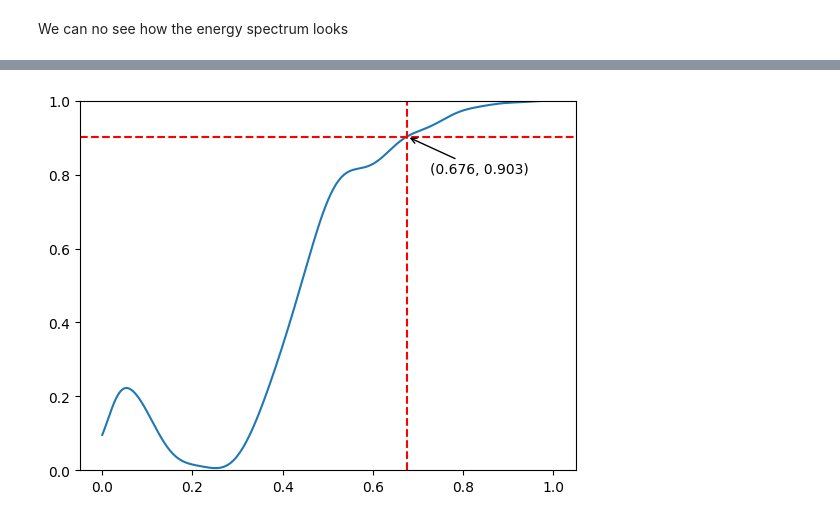
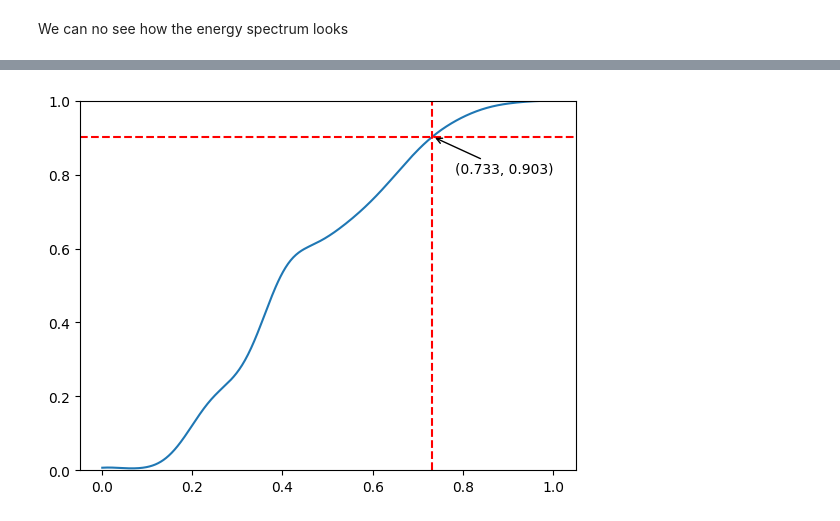
Before and after one commit to Secretmud/zermelos-navigation-problem, a Jupyter notebook: src/yves_method.ipynb, the cells around one changed output, grey strips where cells are left out. Cells and saved outputs as stored; diff of their text form; code cells hidden in the pictures.

```diff
--- a/src/yves_method.ipynb
+++ b/src/yves_method.ipynb
@@ -13,6 +23,6 @@ After we have imported all of our dependencies, we can go ahead and implement th
 # %%
 beta = 1
-N = 3
+N = 4
 alpha_values = np.linspace(10**(-5), 3, 500)
 # %% [markdown]
 To first understand how the energies change in this new scheme we should look at how the hamiltonian changes as we tune $ \gamma $ from 0 -> 1.
@@ -99,11 +105,8 @@ $$
 # %%
 @memory.cache
-def yves_TDSE(gamma, N, Hi, Hf, T=5, steps=3000):
+def yves_TDSE(gamma, N, Hi, Hf, T=3, steps=3000):
     dt = T / steps
     # Start in ground state of Hi (essential for adiabatic evolution)
-    #_, evecs_i = sp.linalg.eigh(Hi)
-    #psi = evecs_i[:, 0].copy()
-    #psi /= np.linalg.norm(psi)
     psi = np.eye(3**N)[:, -1]
     # Precompute the four exponentials from your derivation (hbar=1)
     # eA0 = exp(-i * gamma0 * Hf * dt^2 / 4)
@@ -131,7 +134,7 @@ def yves_TDSE(gamma, N, Hi, Hf, T=5, steps=3000):
 
 fidelities = []
 
-gammas = 10**np.linspace(-5, 0, 1000)
+gammas = 10**np.linspace(-3, 0, 1000)
 
 psi_0 = np.eye(3**N)[:, -1]
 f_all = False
@@ -141,8 +144,6 @@ for gamma in gammas:
     Hi = beta * H_D(N, X)
     Hi = (1 - gamma) * Hi
     Hf = gamma * Hf
-    #_, vec = np.linalg.eigh(Hi)
-    #psi_0 = vec[:, 0]
     psi = yves_TDSE(gamma, N, Hi, Hf)
 
     if f_all:
@@ -150,31 +151,32 @@ for gamma in gammas:
         fidelity = probability
     else:
         fidelity = np.abs(np.vdot(psi_0, psi))**2
     fidelities.append(fidelity)
 
 plt.figure()
 plt.ylim(0, 1)
 plt.plot(gammas, fidelities)
 search_point = 0.9
+
 if not f_all:
     for yval in fidelities:
         if yval > search_point:
             index = fidelities.index(yval)
             xval = gammas[index]
             # plt.plot(gammas[index], f, 'ro')
             plt.axhline(y=yval,  color='r', linestyle='--', label='Ideal Fidelity')
             plt.axvline(x=xval,  color='r', linestyle='--', label='Ideal Fidelity')
 
             # annotate the point
             plt.annotate(f'({xval:.3f}, {yval:.3f})',
                  xy=(xval, yval),
                  xytext=(xval + 0.05, yval - 0.1),
                  arrowprops=dict(facecolor='black', arrowstyle='->'))
 
             #ticks = plt.xticks()[0]
             #new_ticks = list(ticks) + [gammas[index]]
             #plt.xticks(new_ticks, rotation=45)
             break
 plt.show()
 # %% [output]
-[figure, old version]
+[figure, new version]
```
Also changed, not shown: parts of 5 cells of this notebook, 2 other files.
